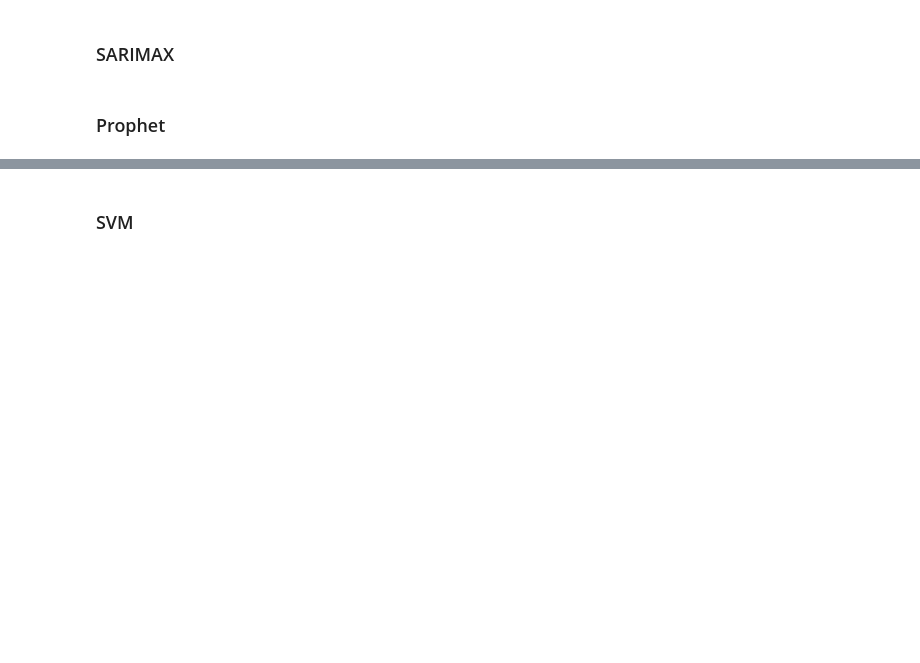
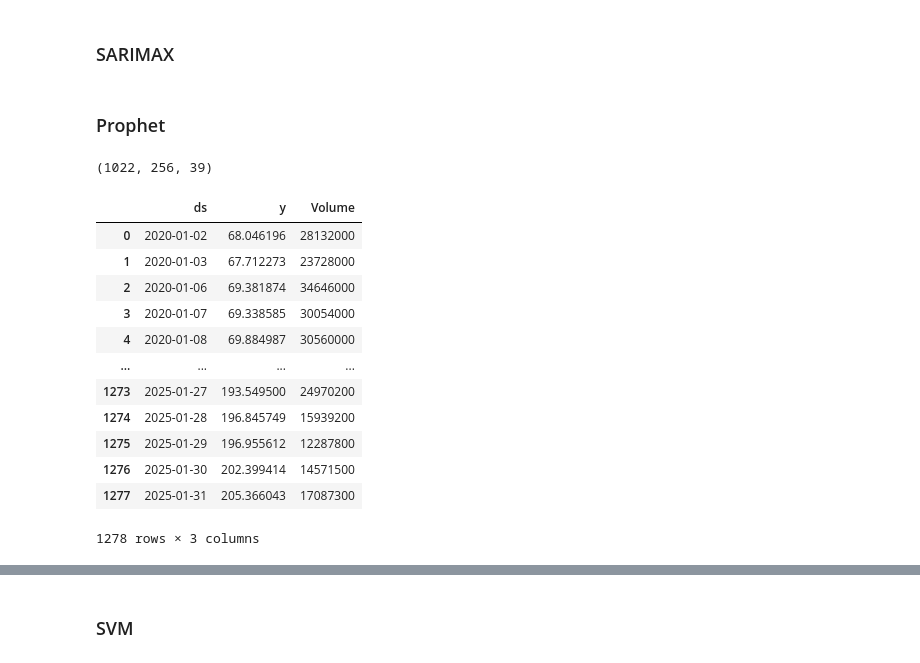
Before and after one commit to KarthikeyanBaskaran/StockPrediction, a Jupyter notebook: Capstone_GOOG.ipynb, the cells around one changed output, grey strips where cells are left out. Cells and saved outputs as stored; diff of their text form; code cells hidden in the pictures; blank space fills up the shorter version.

```diff
--- a/Capstone_GOOG.ipynb
+++ b/Capstone_GOOG.ipynb
@@ -1074,0 +1102,20 @@ r2_score(actual['Close'], modelpredictions)
+# %%
+len(train_sub), len(val_sub), len(test_df)
+# %% [output]
+(1022, 256, 39)
+# %%
+train_df
+# %% [output]
+|  | ds | y | Volume |
+| 0 | 2020-01-02 | 68.046196 | 28132000 |
+| 1 | 2020-01-03 | 67.712273 | 23728000 |
+| 2 | 2020-01-06 | 69.381874 | 34646000 |
+| 3 | 2020-01-07 | 69.338585 | 30054000 |
+| 4 | 2020-01-08 | 69.884987 | 30560000 |
+| ... | ... | ... | ... |
+| 1273 | 2025-01-27 | 193.549500 | 24970200 |
+| 1274 | 2025-01-28 | 196.845749 | 15939200 |
+| 1275 | 2025-01-29 | 196.955612 | 12287800 |
+| 1276 | 2025-01-30 | 202.399414 | 14571500 |
+| 1277 | 2025-01-31 | 205.366043 | 17087300 |
+1278 rows × 3 columns
```
Also changed, not shown: parts of 13 cells of this notebook.
